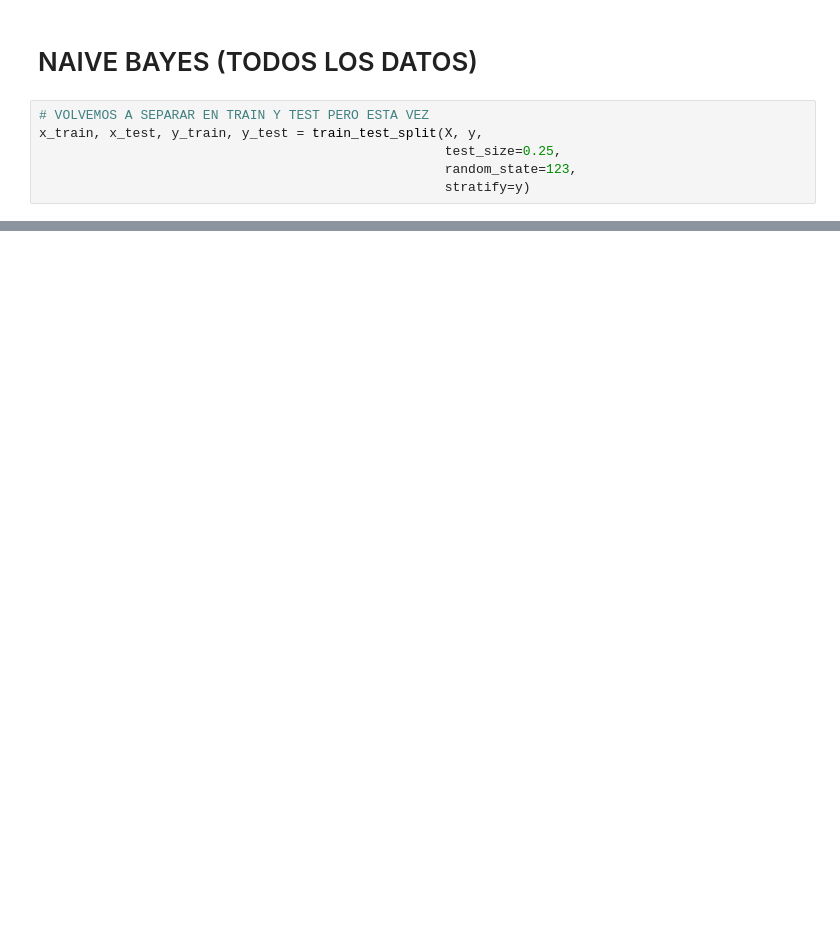
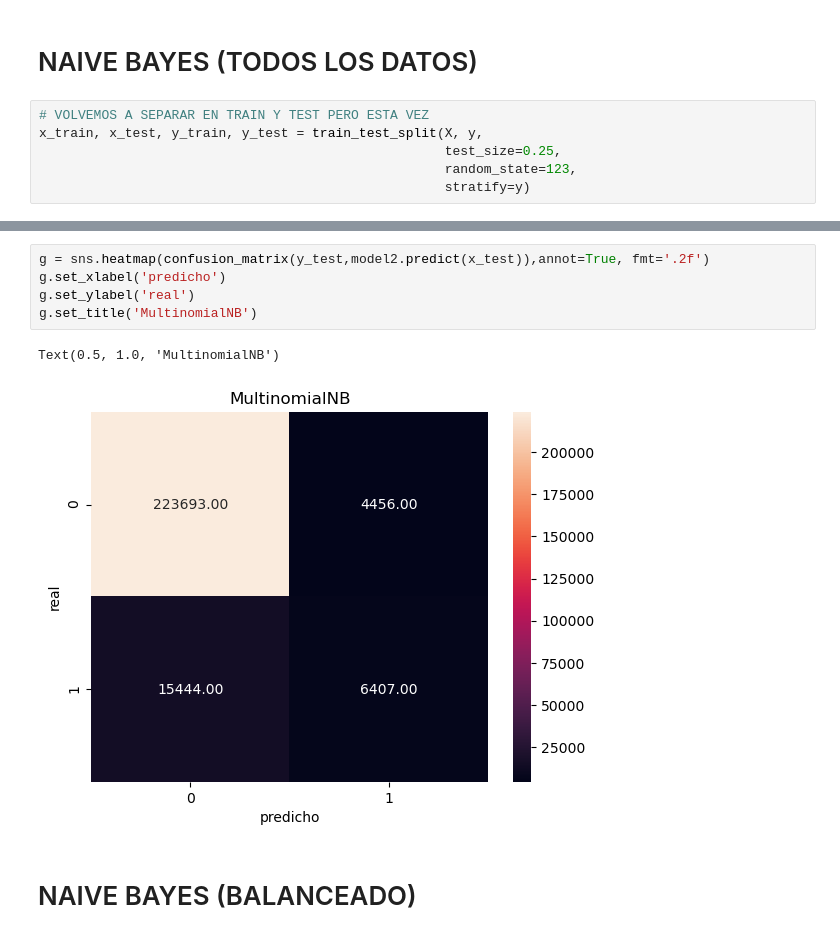
Before and after one commit to asasa293/limpieza_datos, a Jupyter notebook: TP3/TP3 Santiago.ipynb, the cells around one changed output, grey strips where cells are left out. Cells and saved outputs as stored; diff of their text form; blank space fills up the shorter version.

```diff
--- a/TP3/TP3 Santiago.ipynb
+++ b/TP3/TP3 Santiago.ipynb
@@ -190,0 +210,10 @@ model.fit(x_train, y_train);
+# %%
+g = sns.heatmap(confusion_matrix(y_test,model2.predict(x_test)),annot=True, fmt='.2f')
+g.set_xlabel('predicho')
+g.set_ylabel('real')
+g.set_title('MultinomialNB')
+# %% [output]
+Text(0.5, 1.0, 'MultinomialNB')
+[figure, added]
+# %% [markdown]
+# NAIVE BAYES (BALANCEADO)
```
Also changed, not shown: parts of 15 cells of this notebook.
